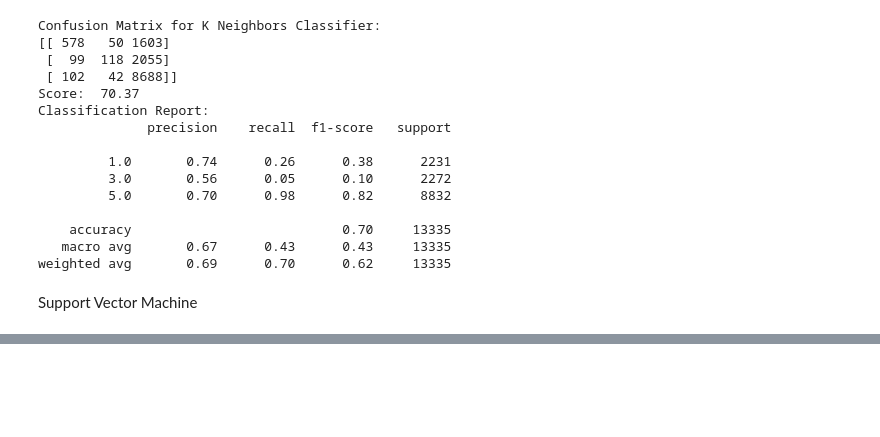
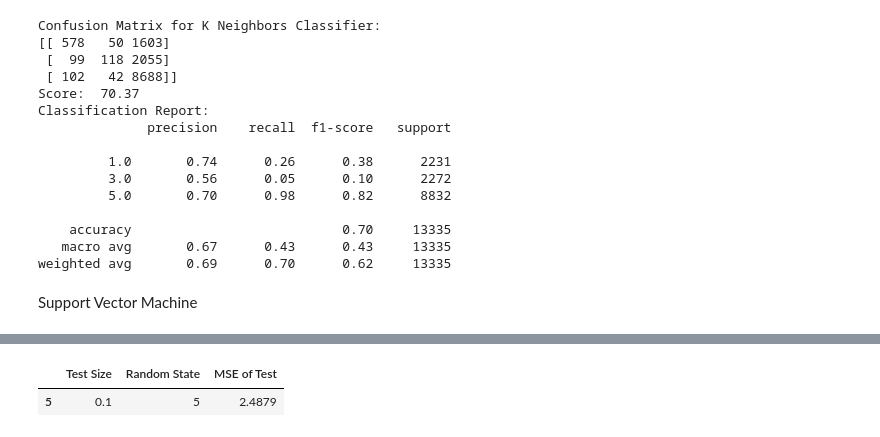
Before and after one commit to asribavan/cind820---capstone-project, a Jupyter notebook: Final_Results.ipynb, the cells around one changed output, grey strips where cells are left out. Saved outputs shown, nothing was run; the diff lists cells and outputs as text; code cells hidden in the pictures; blank space fills up the shorter version.

```diff
--- a/Final_Results.ipynb
+++ b/Final_Results.ipynb
@@ -575,0 +663,6 @@ print(count)
+# %%
+X_train, X_test, y_train, y_test = train_test_split(X, y, test_size=0.1, random_state=21)
+mnb = MultinomialNB()
+mnb.fit(X_train, y_train)
+y_test_pred = mnb.predict(X_test)
+print(classification_report(y_test,y_test_pred))
@@ -575,0 +681,25 @@ print(count)
+# %%
+tfidf_transformer = TfidfTransformer().fit(X)
+X = tfidf_transformer.transform(X)
+
+grid_results= []
+for testsize in test_size:
+    for randomstate in random_state:
+        try:
+            X_train, X_test, y_train, y_test = train_test_split(X, y, test_size=testsize, random_state=randomstate)
+            mnb = MultinomialNB()
+            mnb.fit(X_train, y_train)
+            y_test_pred = mnb.predict(X_test)
+            grid_results.append([testsize, randomstate, mean_squared_error(y_test, y_test_pred)])
+            grid_frame = pd.DataFrame(grid_results)
+            grid_frame.rename(columns={0:'Test Size', 1:'Random State', 2:'MSE of Test'}, inplace=True)
+        except Exception:
+            print(Exception.with_traceback())
+            print('error')
+            continue
+
+min_test_mse = grid_frame[grid_frame['MSE of Test'] == grid_frame['MSE of Test'].min()]
+min_test_mse
+# %% [output]
+|  | Test Size | Random State | MSE of Test |
+| 5 | 0.1 | 5 | 2.4879 |
```
Also changed, not shown: parts of 19 cells of this notebook.
